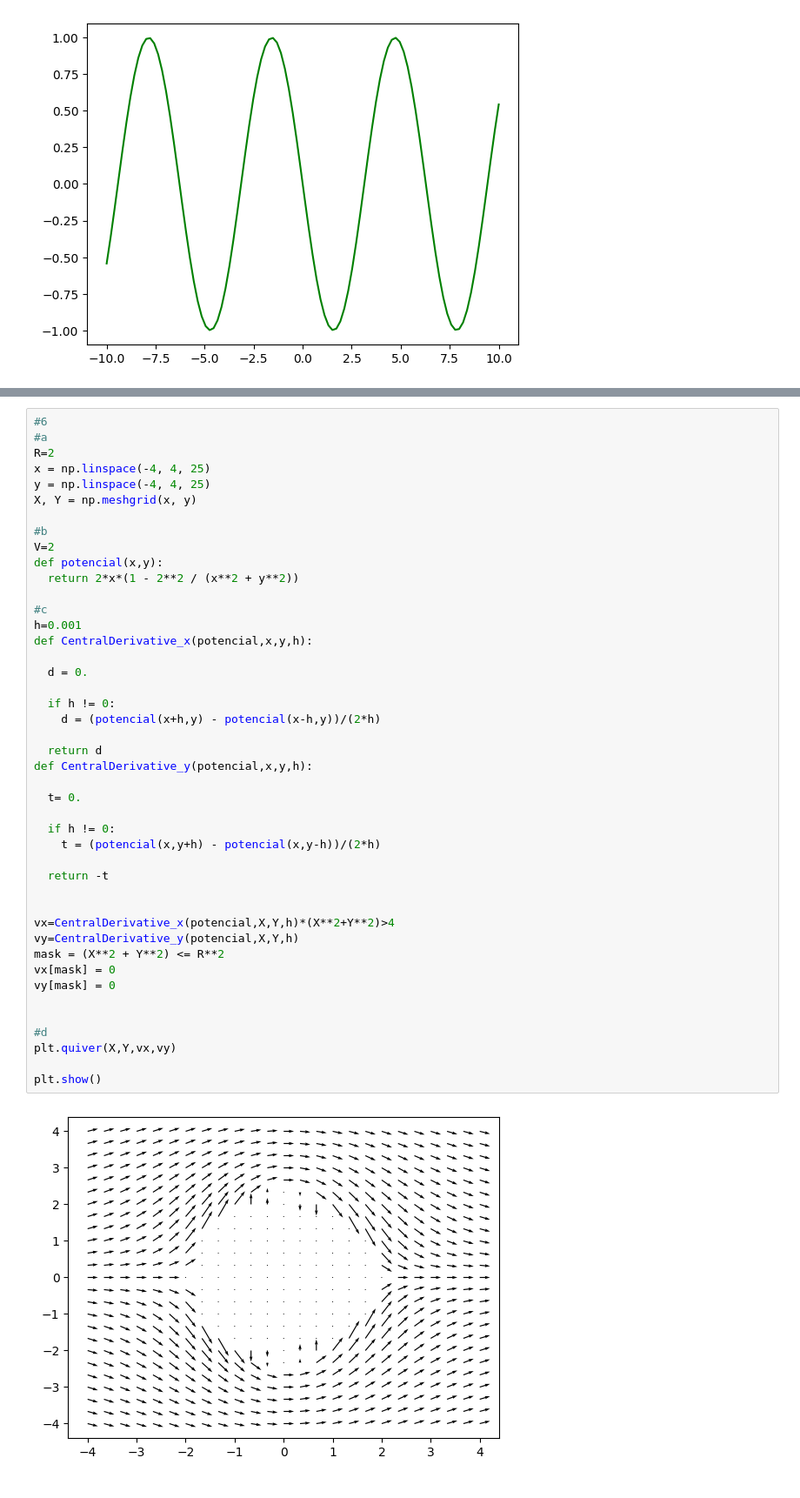
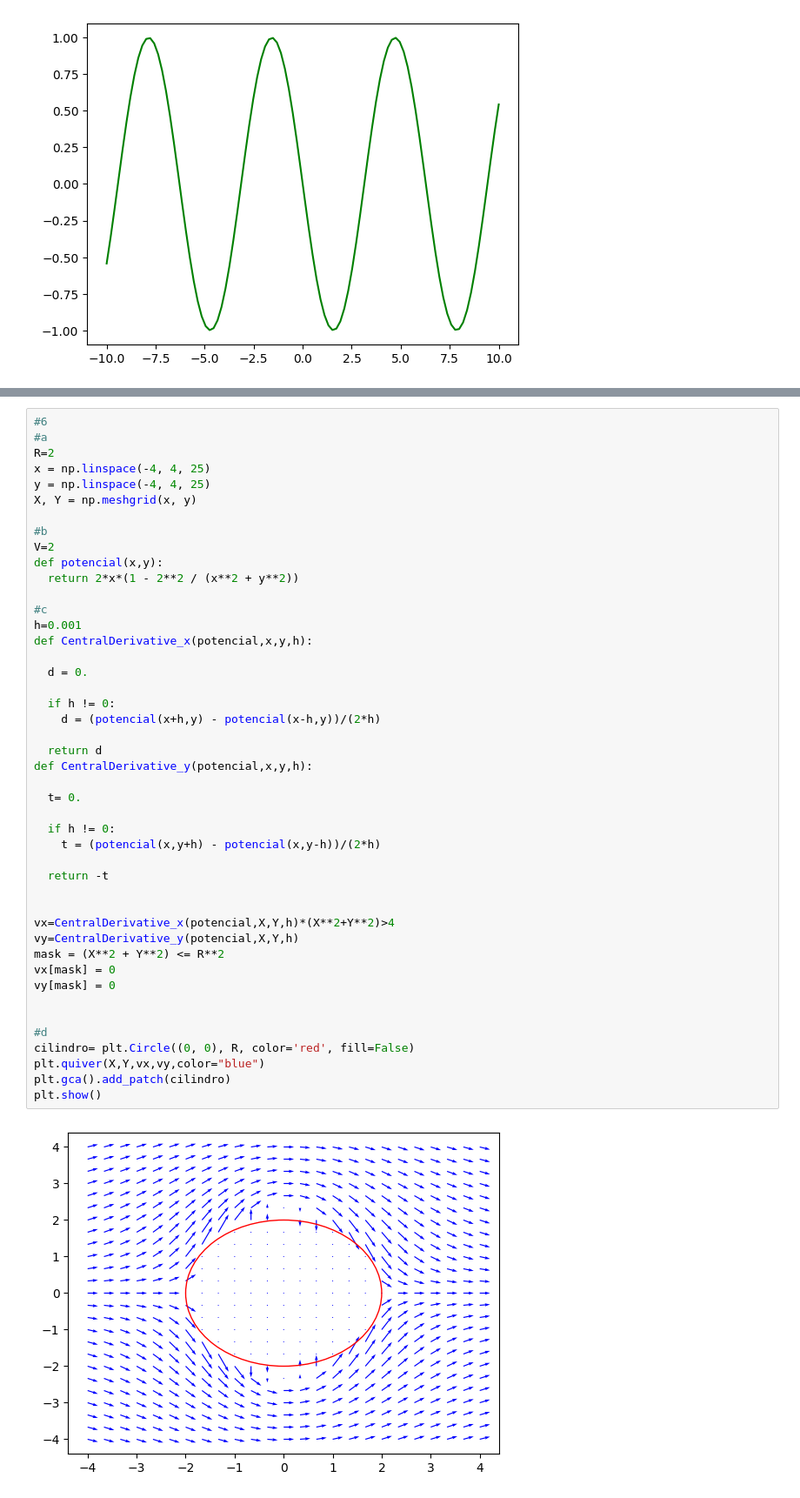
Before and after one commit to GabrielRamirezs/Metodos1_KarenQuevedo_GabrielRamirez, a Jupyter notebook: Tarea1.ipynb, the cells around one changed output, grey strips where cells are left out. Shown at 87% size. Cells and saved outputs as stored; diff of their text form.

```diff
--- a/Tarea1.ipynb
+++ b/Tarea1.ipynb
@@ -121,33 +120,34 @@ def potencial(x,y):
 #c
 h=0.001
 def CentralDerivative_x(potencial,x,y,h):
 
   d = 0.
 
   if h != 0:
     d = (potencial(x+h,y) - potencial(x-h,y))/(2*h)
 
   return d
 def CentralDerivative_y(potencial,x,y,h):
 
   t= 0.
 
   if h != 0:
     t = (potencial(x,y+h) - potencial(x,y-h))/(2*h)
 
   return -t
 
 
 vx=CentralDerivative_x(potencial,X,Y,h)*(X**2+Y**2)>4
 vy=CentralDerivative_y(potencial,X,Y,h)
 mask = (X**2 + Y**2) <= R**2
 vx[mask] = 0
 vy[mask] = 0
 
 
 #d
-plt.quiver(X,Y,vx,vy)
-
+cilindro= plt.Circle((0, 0), R, color='red', fill=False)
+plt.quiver(X,Y,vx,vy,color="blue")
+plt.gca().add_patch(cilindro)
 plt.show()
 # %% [output]
-[figure, old version]
+[figure, new version]
```
Also changed, not shown: parts of 3 cells of this notebook.
